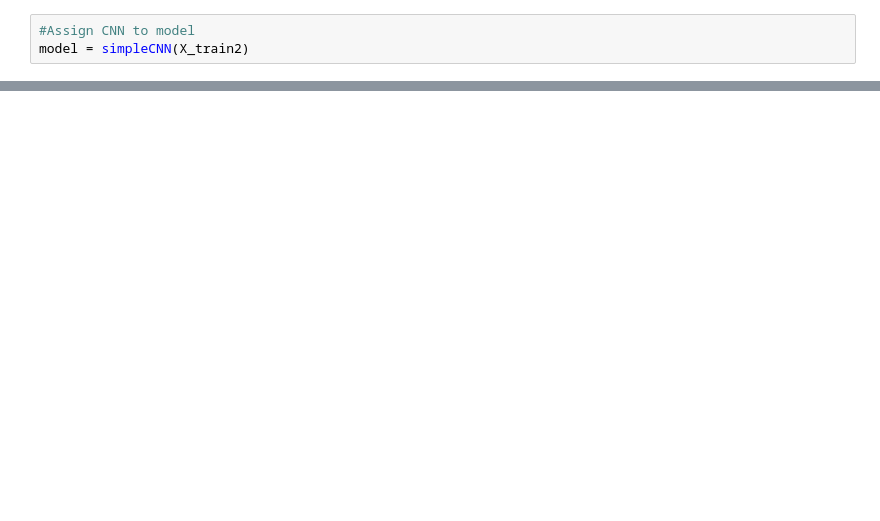
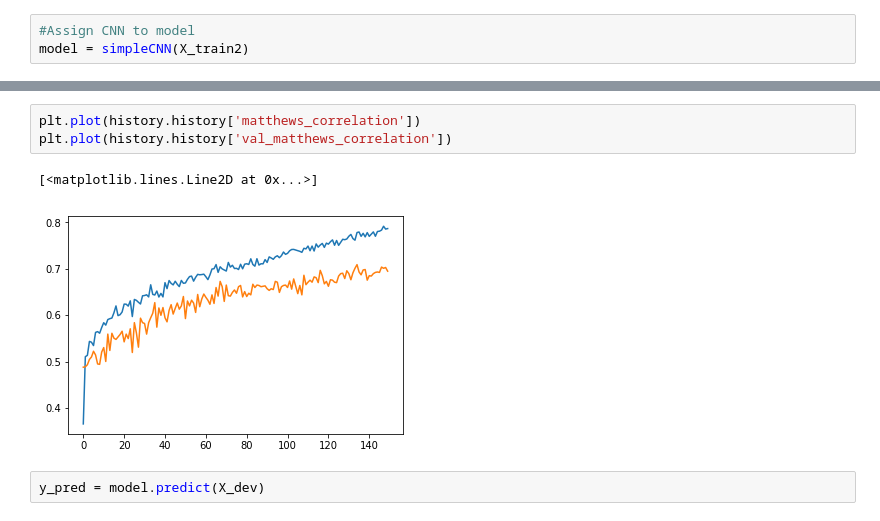
Before and after one commit to HBinnie/BetaSpindles, a Jupyter notebook: Beta Spindle Classification - CNN.ipynb, the cells around one changed output, grey strips where cells are left out. Drawn from its saved outputs; the diff is of its cells as text; blank space fills up the shorter version.

```diff
--- a/Beta Spindle Classification - CNN.ipynb
+++ b/Beta Spindle Classification - CNN.ipynb
@@ -146,0 +172,8 @@ Epoch 40/40
+# %%
+plt.plot(history.history['matthews_correlation'])
+plt.plot(history.history['val_matthews_correlation'])
+# %% [output]
+[<matplotlib.lines.Line2D at 0x...>]
+[figure, added]
+# %%
+y_pred = model.predict(X_dev)
```
Also changed, not shown: parts of 13 cells of this notebook.
